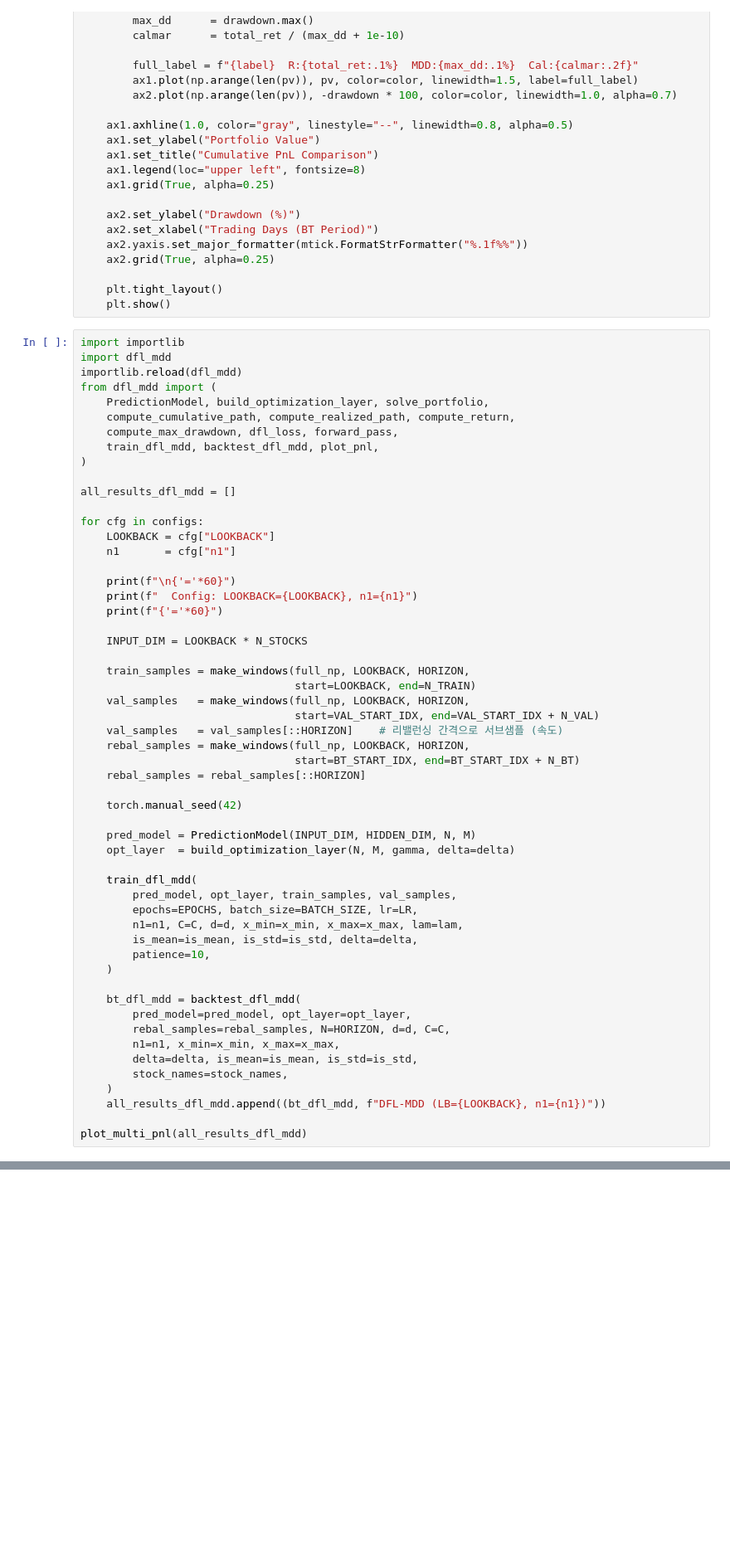
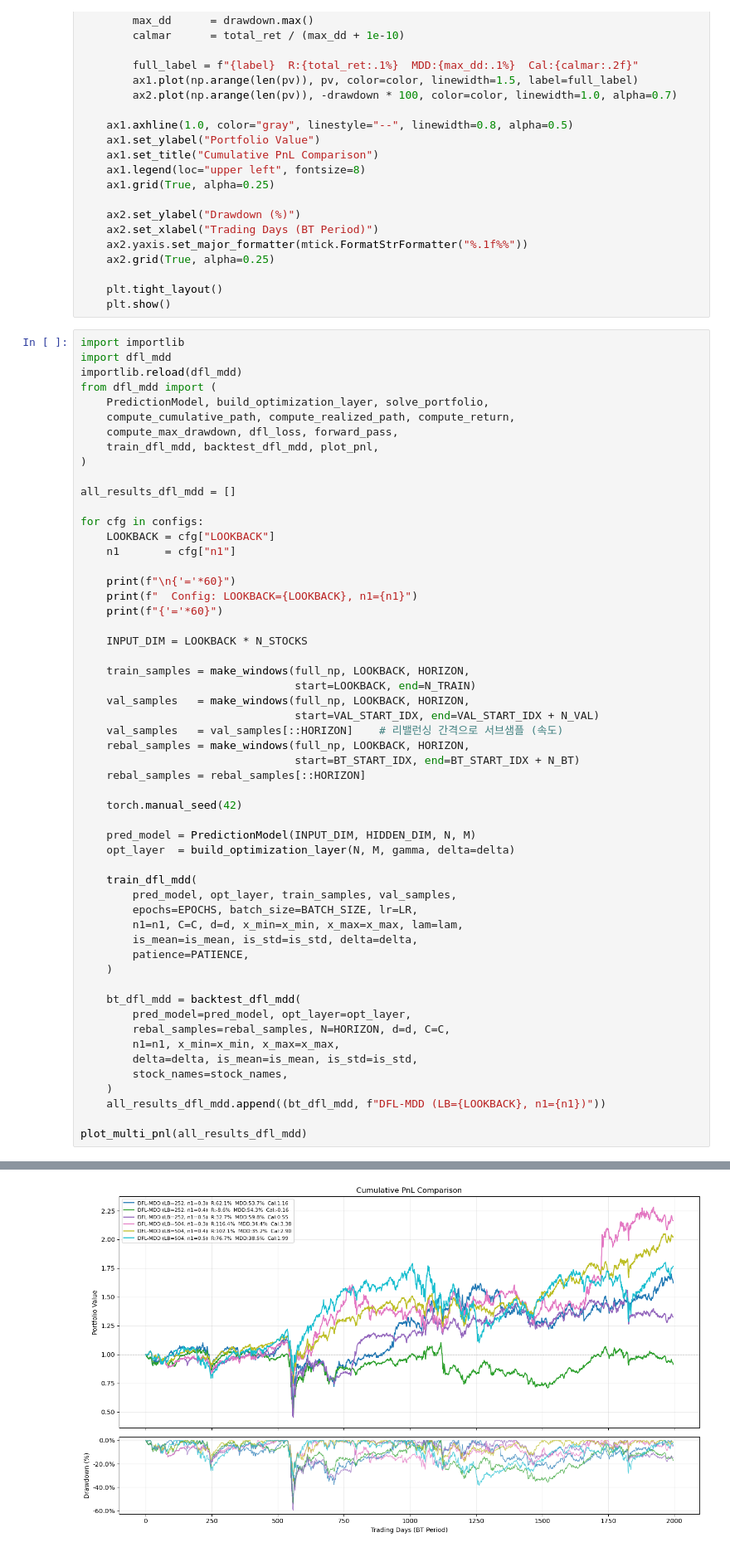
Before and after one commit to taekyounglee1224/cvxpy-portfolio-lab, a Jupyter notebook: DFL-MDD/10_inds.ipynb, the cells around one changed output, grey strips where cells are left out. Shown at 83% size. Cells and saved outputs as stored; diff of their text form; blank space fills up the shorter version.

```diff
--- a/DFL-MDD/10_inds.ipynb
+++ b/DFL-MDD/10_inds.ipynb
@@ -329,7 +393,7 @@ for cfg in configs:
         epochs=EPOCHS, batch_size=BATCH_SIZE, lr=LR,
         n1=n1, C=C, d=d, x_min=x_min, x_max=x_max, lam=lam,
         is_mean=is_mean, is_std=is_std, delta=delta,
-        patience=10,
+        patience=PATIENCE,
     )
 
     bt_dfl_mdd = backtest_dfl_mdd(
@@ -342,3 +406,4 @@ for cfg in configs:
     all_results_dfl_mdd.append((bt_dfl_mdd, f"DFL-MDD (LB={LOOKBACK}, n1={n1})"))
 
 plot_multi_pnl(all_results_dfl_mdd)
+# %% [output]
@@ -345,3 +604,4 @@ plot_multi_pnl(all_results_dfl_mdd)
+[figure, added]
 # %%
 import importlib
 import pto_mdd
```
Also changed, not shown: parts of 7 cells of this notebook, 1 other file.
